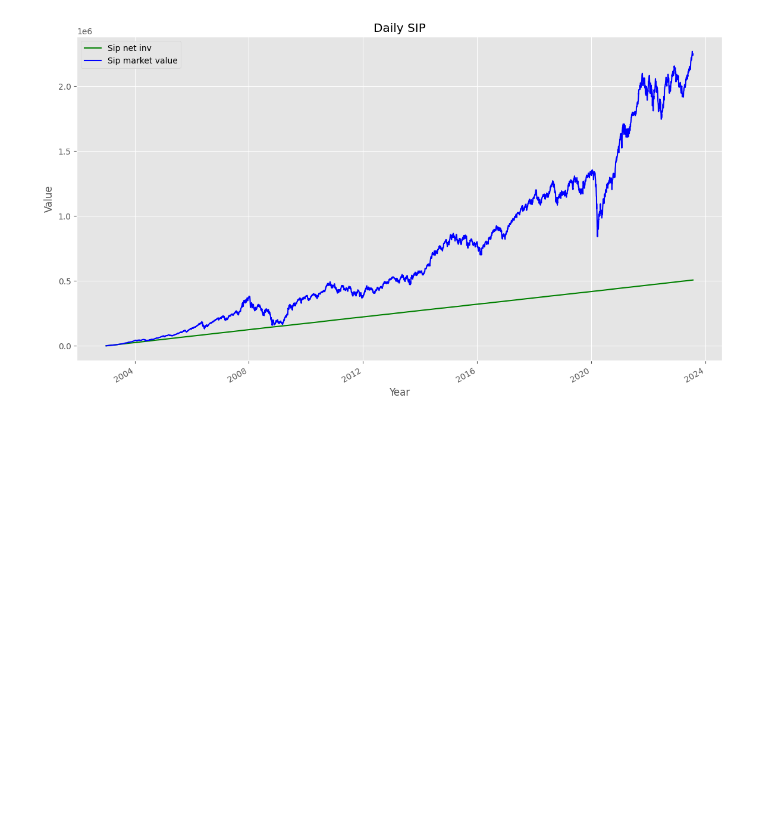
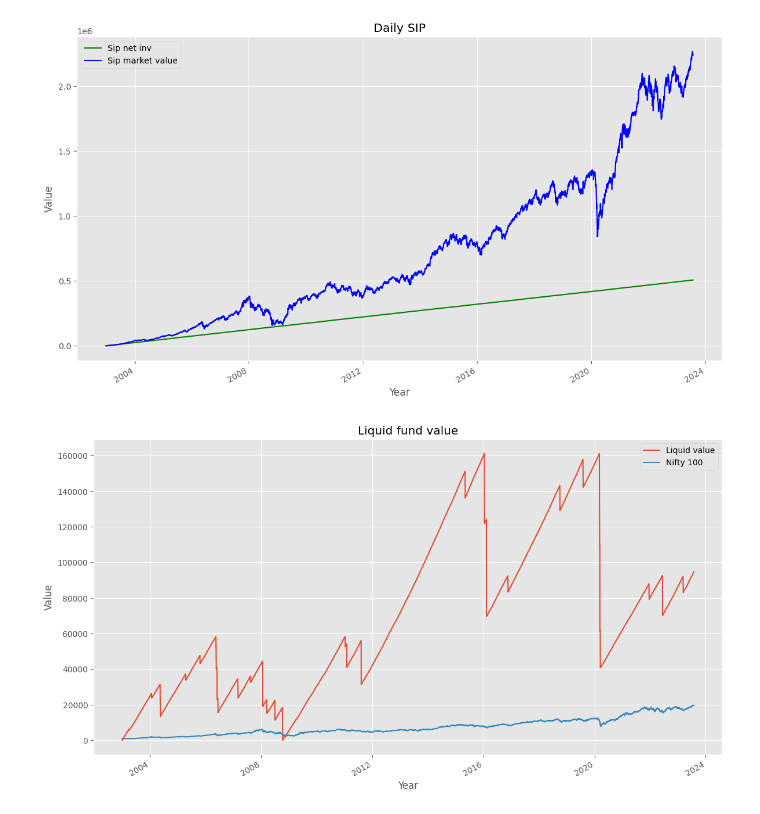
Before and after one commit to bipinr8/MH_cash_deployment, a Jupyter notebook: Morgan_Housel_Cash_deployment_strategy.ipynb, the cells around one changed output. Saved outputs shown, nothing was run; the diff lists cells and outputs as text; code cells hidden in the pictures; blank space fills up the shorter version.

```diff
--- a/Morgan_Housel_Cash_deployment_strategy.ipynb
+++ b/Morgan_Housel_Cash_deployment_strategy.ipynb
@@ -177,3 +232,16 @@ plt.show()
 df_peak.head()
 # writing to excel
 df_peak.to_excel('/content/drive/MyDrive/Colab Notebooks/MH/peaks.xlsx', sheet_name='peaks', index=False)
+# %%
+# creating new dataframe graphdf with 2 columns Date and Nifty
+graphdf=df2[['Date','Liquid value','Nifty 100']]
+
+# plotting the line chart with 'Date' as X axis
+graphdf.set_index('Date').plot(kind='line',figsize=(14,8))
+plt.title('Liquid fund value')
+plt.xlabel('Year')
+plt.ylabel('Value')
+plt.savefig('/content/drive/MyDrive/Colab Notebooks/MH/pic03.png')
+plt.show()
+# %% [output]
+[figure, added]
```
Also changed, not shown: parts of 10 cells of this notebook.
